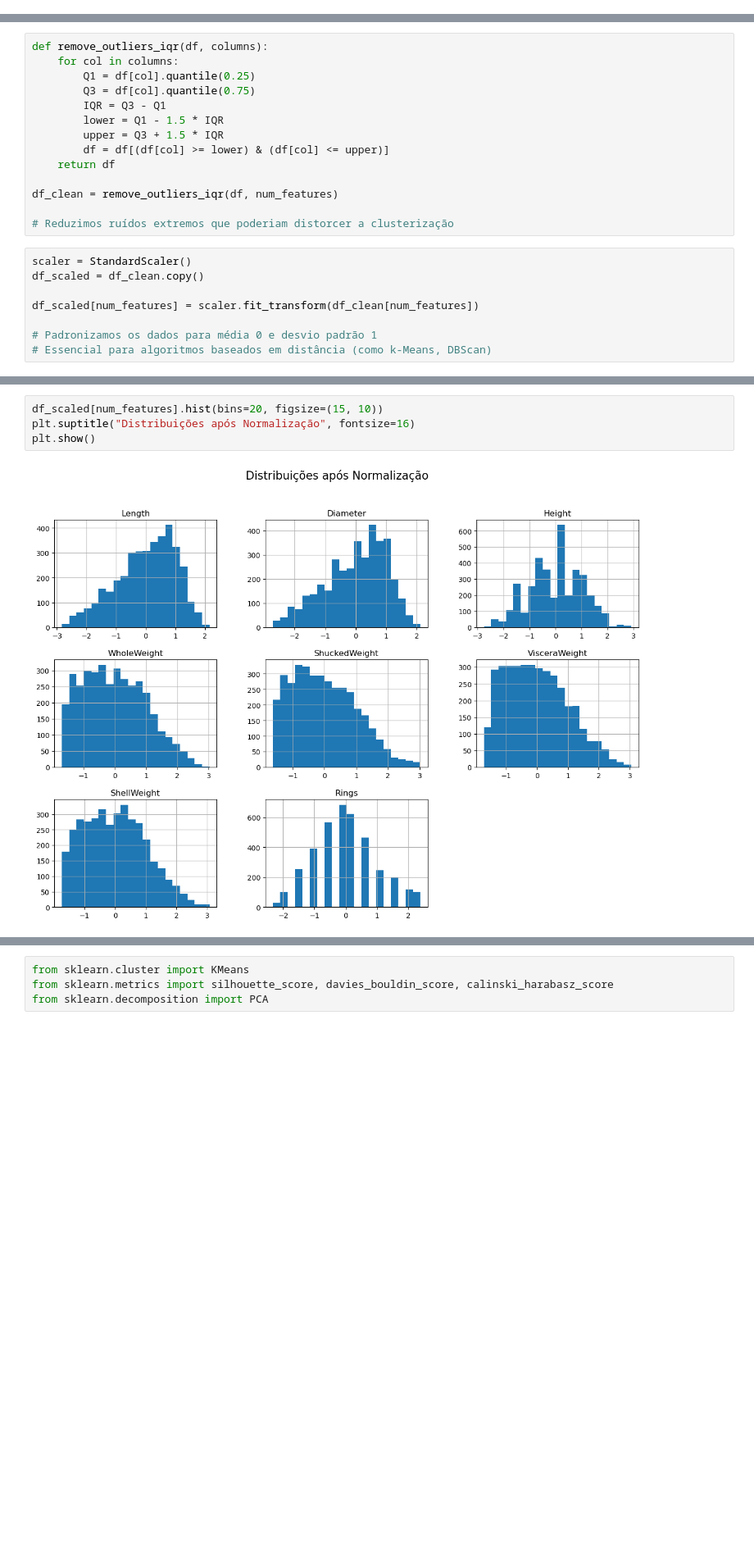
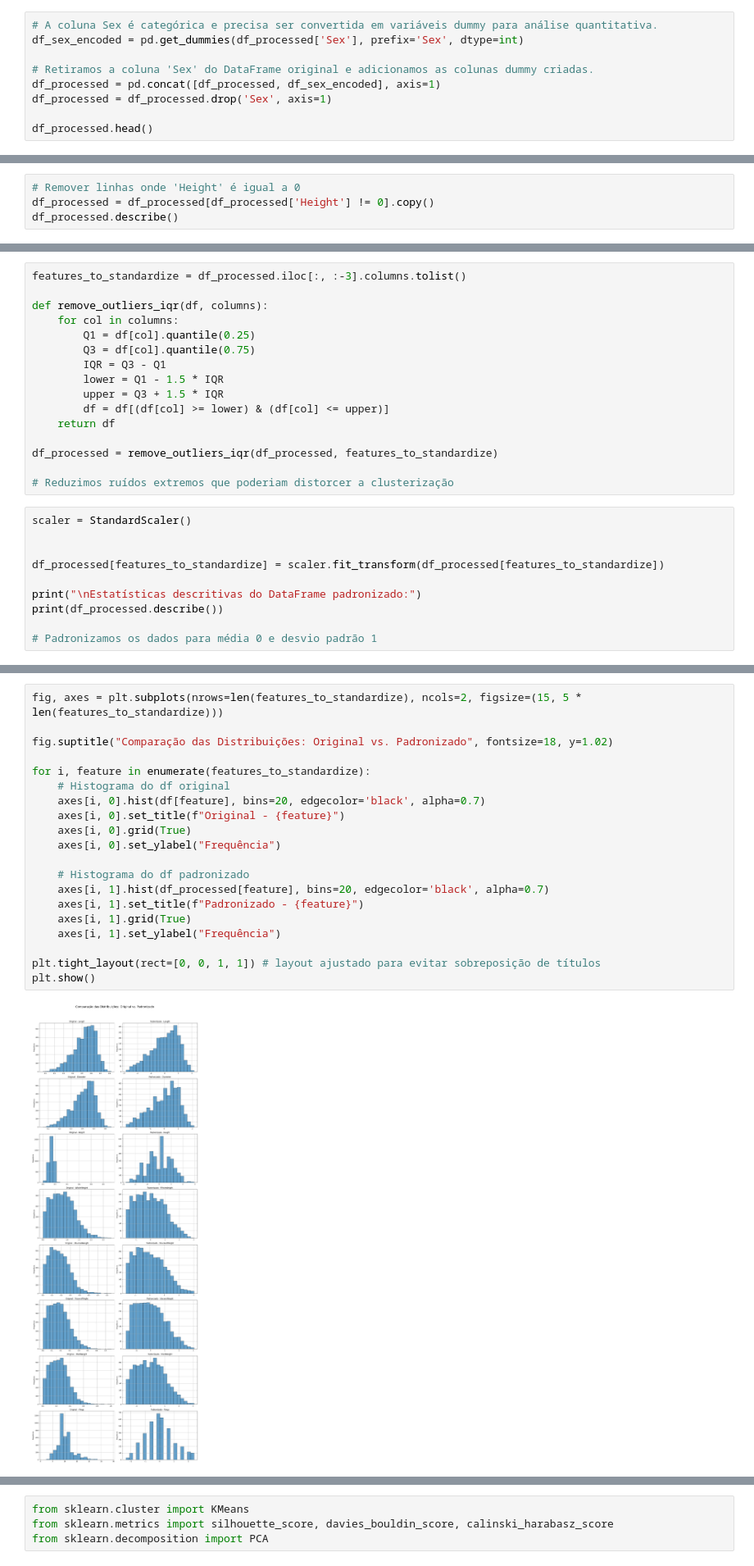
Before and after one commit to joabemorais/Trabalho-ML-2, a Jupyter notebook: test.ipynb, the cells around one changed output, grey strips where cells are left out. Shown at 82% size. Saved outputs shown, nothing was run; the diff lists cells and outputs as text; blank space fills up the shorter version.

```diff
--- a/test.ipynb
+++ b/test.ipynb
@@ -150,0 +168,9 @@ for col in num_features:
+# %%
+# A coluna Sex é categórica e precisa ser convertida em variáveis dummy para análise quantitativa.
+df_sex_encoded = pd.get_dummies(df_processed['Sex'], prefix='Sex', dtype=int)
+
+# Retiramos a coluna 'Sex' do DataFrame original e adicionamos as colunas dummy criadas.
+df_processed = pd.concat([df_processed, df_sex_encoded], axis=1)
+df_processed = df_processed.drop('Sex', axis=1)
+
+df_processed.head()
@@ -150,0 +195,4 @@ for col in num_features:
+# %%
+# Remover linhas onde 'Height' é igual a 0
+df_processed = df_processed[df_processed['Height'] != 0].copy()
+df_processed.describe()
@@ -151,4 +209,6 @@ for col in num_features:
 # %%
+features_to_standardize = df_processed.iloc[:, :-3].columns.tolist()
+
 def remove_outliers_iqr(df, columns):
     for col in columns:
         Q1 = df[col].quantile(0.25)
@@ -159,14 +219,16 @@ def remove_outliers_iqr(df, columns):
         df = df[(df[col] >= lower) & (df[col] <= upper)]
     return df
 
-df_clean = remove_outliers_iqr(df, num_features)
+df_processed = remove_outliers_iqr(df_processed, features_to_standardize)
 
 # Reduzimos ruídos extremos que poderiam distorcer a clusterização
 # %%
 scaler = StandardScaler()
-df_scaled = df_clean.copy()
 
-df_scaled[num_features] = scaler.fit_transform(df_clean[num_features])
+
+df_processed[features_to_standardize] = scaler.fit_transform(df_processed[features_to_standardize])
+
+print("\nEstatísticas descritivas do DataFrame padronizado:")
+print(df_processed.describe())
 
 # Padronizamos os dados para média 0 e desvio padrão 1
-# Essencial para algoritmos baseados em distância (como k-Means, DBScan)
@@ -173,6 +253,22 @@ df_scaled[num_features] = scaler.fit_transform(df_clean[num_features])
 # %%
-df_scaled[num_features].hist(bins=20, figsize=(15, 10))
-plt.suptitle("Distribuições após Normalização", fontsize=16)
+fig, axes = plt.subplots(nrows=len(features_to_standardize), ncols=2, figsize=(15, 5 * len(features_to_standardize)))
+
+fig.suptitle("Comparação das Distribuições: Original vs. Padronizado", fontsize=18, y=1.02)
+
+for i, feature in enumerate(features_to_standardize):
+    # Histograma do df original
+    axes[i, 0].hist(df[feature], bins=20, edgecolor='black', alpha=0.7)
+    axes[i, 0].set_title(f"Original - {feature}")
+    axes[i, 0].grid(True)
+    axes[i, 0].set_ylabel("Frequência")
+
+    # Histograma do df padronizado
+    axes[i, 1].hist(df_processed[feature], bins=20, edgecolor='black', alpha=0.7)
+    axes[i, 1].set_title(f"Padronizado - {feature}")
+    axes[i, 1].grid(True)
+    axes[i, 1].set_ylabel("Frequência")
+
+plt.tight_layout(rect=[0, 0, 1, 1]) # layout ajustado para evitar sobreposição de títulos
 plt.show()
 # %% [output]
-[figure, old version]
+[figure, new version]
```
Also changed, not shown: parts of 27 cells of this notebook.
